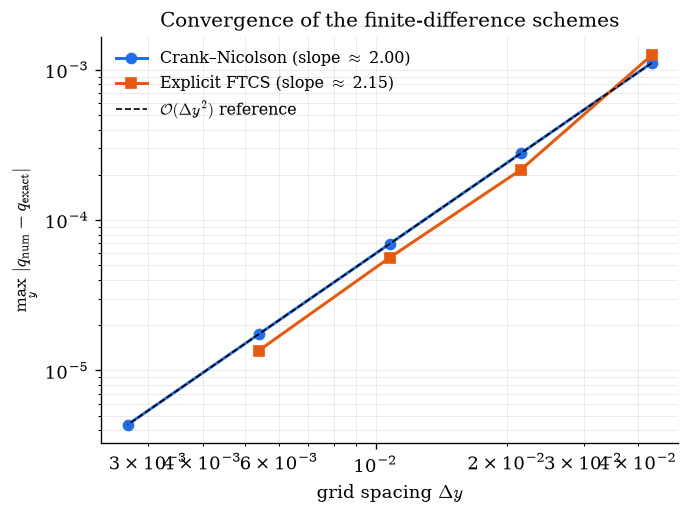
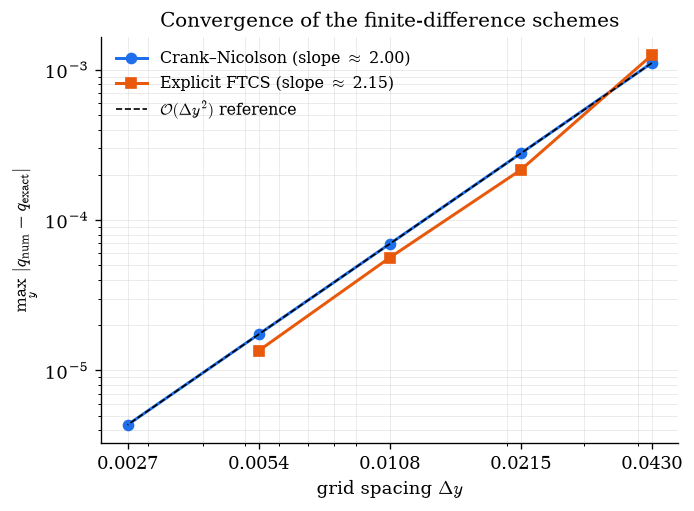
The change to this notebook cell's code, shown as a diff; its figure went from the first image to the second:
--- before
+++ after
@@ -1,2 +1,4 @@
+from matplotlib.ticker import NullFormatter
+
 t0c = 0.25
 Ns_cn  = [201, 401, 801, 1601, 3201]
@@ -31,4 +33,9 @@
 print(f"observed order          Explicit FTCS  ≈ {slope_exp:.2f}")
 
+def sci_label(h):
+    exp = int(np.floor(np.log10(h)))
+    mant = h / 10**exp
+    return rf"${mant:.1f}\times10^{{{exp}}}$"
+
 fig, ax = plt.subplots(figsize=(6.2, 4.4))
 ax.loglog(h_cn,  e_cn_c,  "o-", color=C_CN,
@@ -38,4 +45,11 @@
 ax.loglog(h_cn, e_cn_c[-1]*(h_cn/h_cn[-1])**2, "k--", lw=1,
           label=r"$\mathcal{O}(\Delta y^2)$ reference")
+
+# --- readable x-axis: one exponential-form tick per grid actually used ----
+ax.set_xticks(h_cn)
+ax.set_xticklabels([sci_label(h) for h in h_cn])
+ax.xaxis.set_minor_formatter(NullFormatter())   # kill the cluttered minor labels
+ax.yaxis.set_minor_formatter(NullFormatter())   # (y minors too, just in case)
+
 ax.set_xlabel(r"grid spacing $\Delta y$")
 ax.set_ylabel(r"$\max_y\,|q_{\mathrm{num}} - q_{\mathrm{exact}}|$")
@@ -43,4 +57,4 @@
 ax.legend(frameon=False)
 ax.grid(True, which="both", alpha=0.25)
-fig.savefig("figures/convergence.pdf")
+fig.savefig("figures/convergence.pdf", bbox_inches="tight")
 plt.show()

Commit: all done, notebook is ready to be shipped